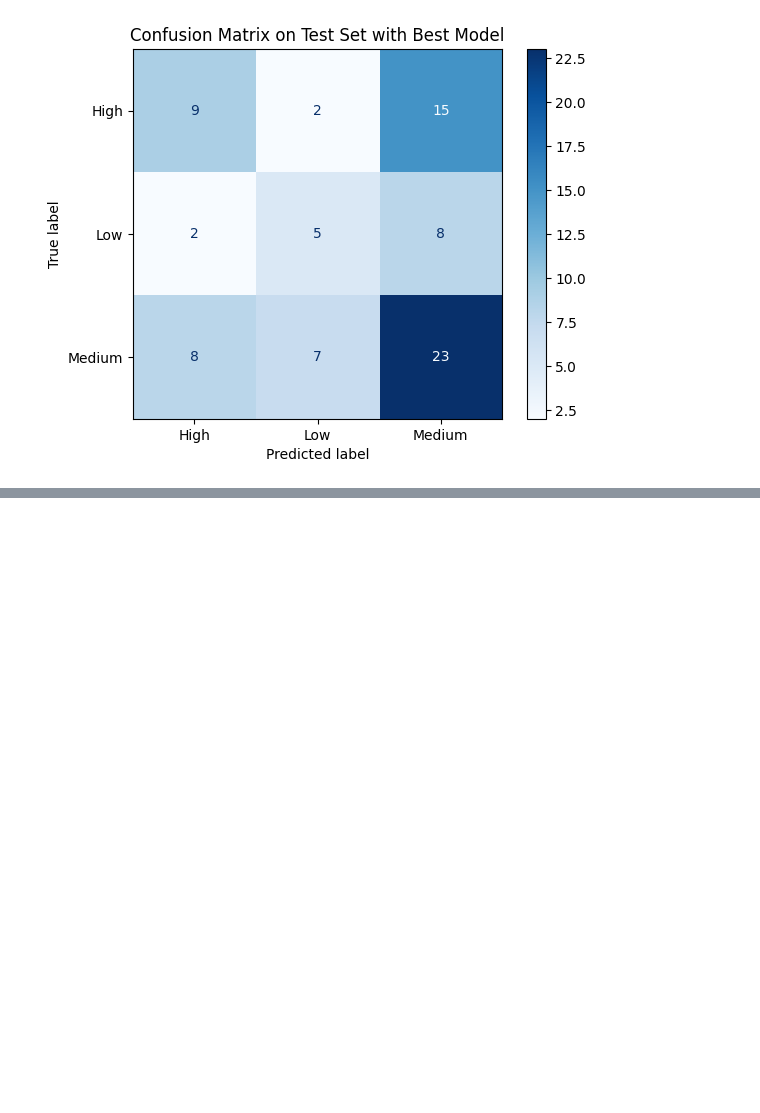
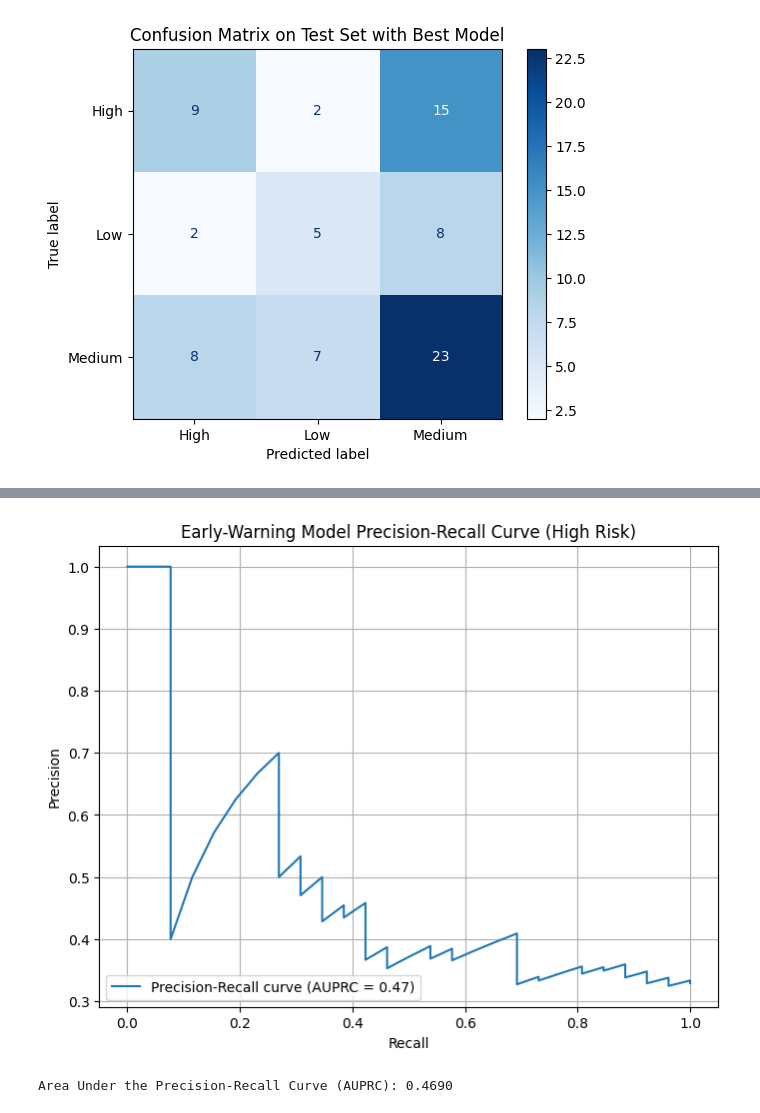
Before and after one commit to KailasVS666/risk-prediction-model, a Jupyter notebook: risk_prediction_model.ipynb, the cells around one changed output, grey strips where cells are left out. Saved outputs shown, nothing was run; the diff lists cells and outputs as text; code cells hidden in the pictures; blank space fills up the shorter version.

```diff
--- a/risk_prediction_model.ipynb
+++ b/risk_prediction_model.ipynb
@@ -410,0 +725,24 @@ weighted avg       0.46      0.47      0.46        79
+# %%
+from sklearn.metrics import precision_recall_curve, auc
+import matplotlib.pyplot as plt
+
+# Calculate precision and recall for different thresholds
+precision, recall, thresholds_pr = precision_recall_curve(y_true_high_binary, y_prob_early_high)
+
+# Calculate the Area Under the Precision-Recall Curve (AUPRC)
+auprc = auc(recall, precision)
+
+# Plot the Precision-Recall curve
+plt.figure(figsize=(8, 6))
+plt.plot(recall, precision, label=f'Precision-Recall curve (AUPRC = {auprc:.2f})')
+plt.xlabel('Recall')
+plt.ylabel('Precision')
+plt.title('Early-Warning Model Precision-Recall Curve (High Risk)')
+plt.legend(loc="lower left")
+plt.grid(True)
+plt.show()
+
+print(f"Area Under the Precision-Recall Curve (AUPRC): {auprc:.4f}")
+# %% [output]
+[figure, added]
+Area Under the Precision-Recall Curve (AUPRC): 0.4690
```
Also changed, not shown: parts of 11 cells of this notebook.
